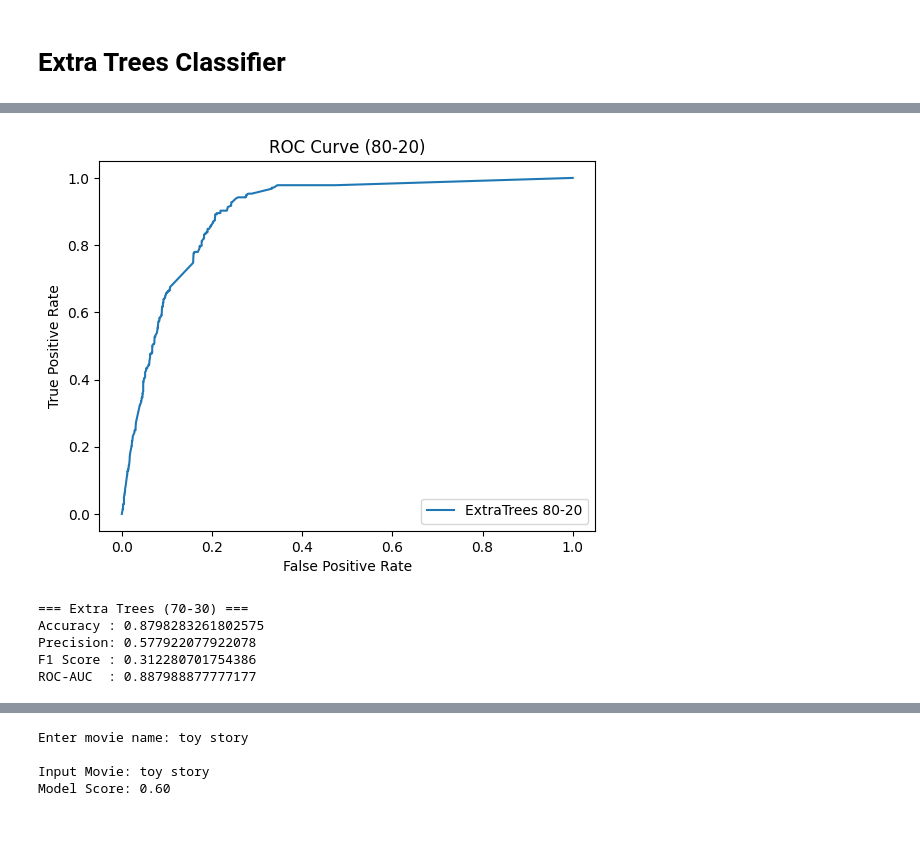
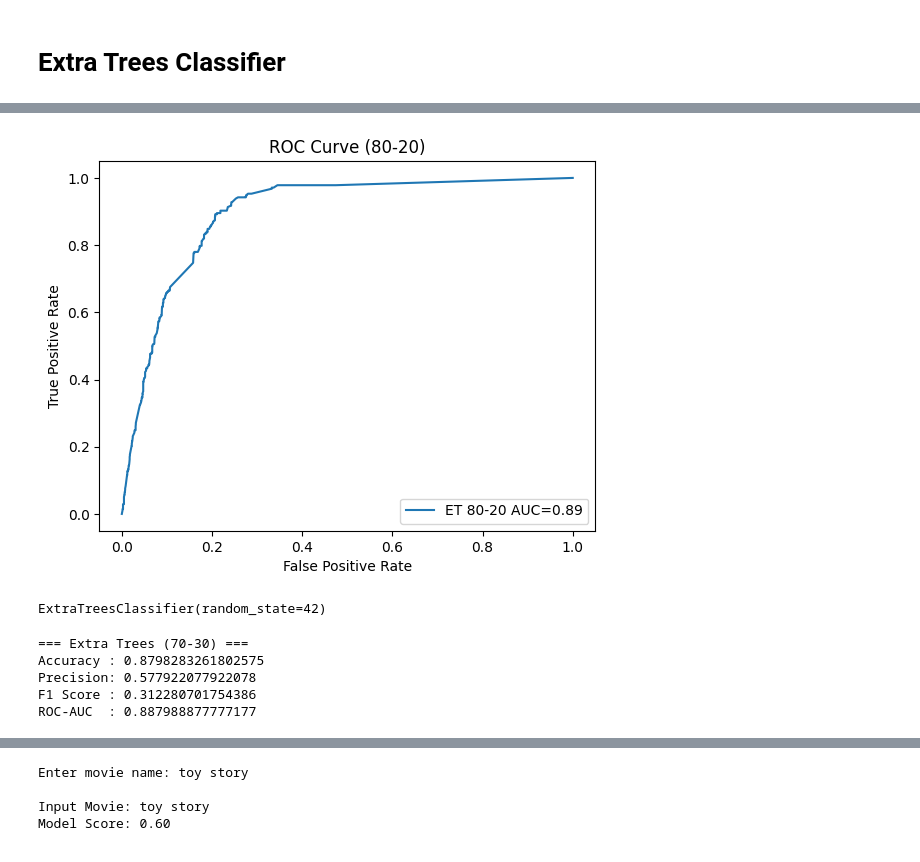
Before and after one commit to MehulShukla-git/Movie_Recommendation_System, a Jupyter notebook: Extra_Trees_Classifier.ipynb, the cells around one changed output, grey strips where cells are left out. Cells and saved outputs as stored; diff of their text form; code cells hidden in the pictures.

```diff
--- a/Extra_Trees_Classifier.ipynb
+++ b/Extra_Trees_Classifier.ipynb
@@ -109,0 +97,19 @@ ROC-AUC  : 0.8948456098572316
+# %%
+from sklearn.metrics import accuracy_score, precision_score, f1_score, roc_auc_score
+import numpy as np
+
+y_pred_80 = et.predict(X_test_20)
+
+probs_80 = et.predict_proba(X_test_20)
+y_prob_80 = probs_80[:,1] if probs_80.shape[1] == 2 else probs_80[:,0]
+
+print("=== Extra Trees (80-20) ===")
+print("Accuracy :", accuracy_score(y_test_20, y_pred_80))
+print("Precision:", precision_score(y_test_20, y_pred_80, zero_division=0))
+print("F1 Score :", f1_score(y_test_20, y_pred_80, zero_division=0))
+
+if len(np.unique(y_test_20)) > 1:
+    roc_auc_80 = roc_auc_score(y_test_20, y_prob_80)
+    print("ROC-AUC  :", roc_auc_80)
+else:
+    print("ROC-AUC  : Not possible")
@@ -110,15 +137,20 @@ ROC-AUC  : 0.8948456098572316
 # %%
-fpr_80, tpr_80, _ = roc_curve(y_test_20, y_prob_80)
+from sklearn.metrics import roc_curve
 
-plt.figure()
-plt.plot(fpr_80, tpr_80, label="ExtraTrees 80-20")
-plt.xlabel("False Positive Rate")
-plt.ylabel("True Positive Rate")
-plt.title("ROC Curve (80-20)")
-plt.legend()
-plt.show()
+if len(np.unique(y_test_20)) > 1:
+    fpr_80, tpr_80, _ = roc_curve(y_test_20, y_prob_80)
+
+    plt.figure()
+    plt.plot(fpr_80, tpr_80, label=f"ET 80-20 AUC={roc_auc_80:.2f}")
+    plt.xlabel("False Positive Rate")
+    plt.ylabel("True Positive Rate")
+    plt.title("ROC Curve (80-20)")
+    plt.legend()
+    plt.show()
+else:
+    print("⚠️ ROC Curve not possible")
 # %% [output]
-[figure, old version]
+[figure, new version]
 # %%
 X_train_70, X_test_30, y_train_70, y_test_30 = train_test_split(
     X.toarray(), y, test_size=0.3, random_state=42, stratify=y
@@ -126,18 +158,27 @@ X_train_70, X_test_30, y_train_70, y_test_30 = train_test_split(
 
 et = ExtraTreesClassifier(n_estimators=100, random_state=42)
 et.fit(X_train_70, y_train_70)
-
-y_pred_70 = et.predict(X_test_30)
-y_prob_70 = et.predict_proba(X_test_30)[:,1]
-
-print("=== Extra Trees (70-30) ===")
-print("Accuracy :", accuracy_score(y_test_30, y_pred_70))
-print("Precision:", precision_score(y_test_30, y_pred_70))
-print("F1 Score :", f1_score(y_test_30, y_pred_70))
-print("ROC-AUC  :", roc_auc_score(y_test_30, y_prob_70))
 # %% [output]
-=== Extra Trees (70-30) ===
-Accuracy : 0.8798283261802575
-Precision: 0.577922077922078
-F1 Score : 0.312280701754386
-ROC-AUC  : 0.887988877777177
+ExtraTreesClassifier(random_state=42)
+# %%
+y_pred_70 = et.predict(X_test_30)
+
+probs_70 = et.predict_proba(X_test_30)
+y_prob_70 = probs_70[:,1] if probs_70.shape[1] == 2 else probs_70[:,0]
+
+print("=== Extra Trees (70-30) ===")
+print("Accuracy :", accuracy_score(y_test_30, y_pred_70))
+print("Precision:", precision_score(y_test_30, y_pred_70, zero_division=0))
+print("F1 Score :", f1_score(y_test_30, y_pred_70, zero_division=0))
+
+if len(np.unique(y_test_30)) > 1:
+    roc_auc_70 = roc_auc_score(y_test_30, y_prob_70)
+    print("ROC-AUC  :", roc_auc_70)
+else:
+    print("ROC-AUC  : Not possible")
+# %% [output]
+=== Extra Trees (70-30) ===
+Accuracy : 0.8798283261802575
+Precision: 0.577922077922078
+F1 Score : 0.312280701754386
+ROC-AUC  : 0.887988877777177
```
Also changed, not shown: parts of 7 cells of this notebook.
